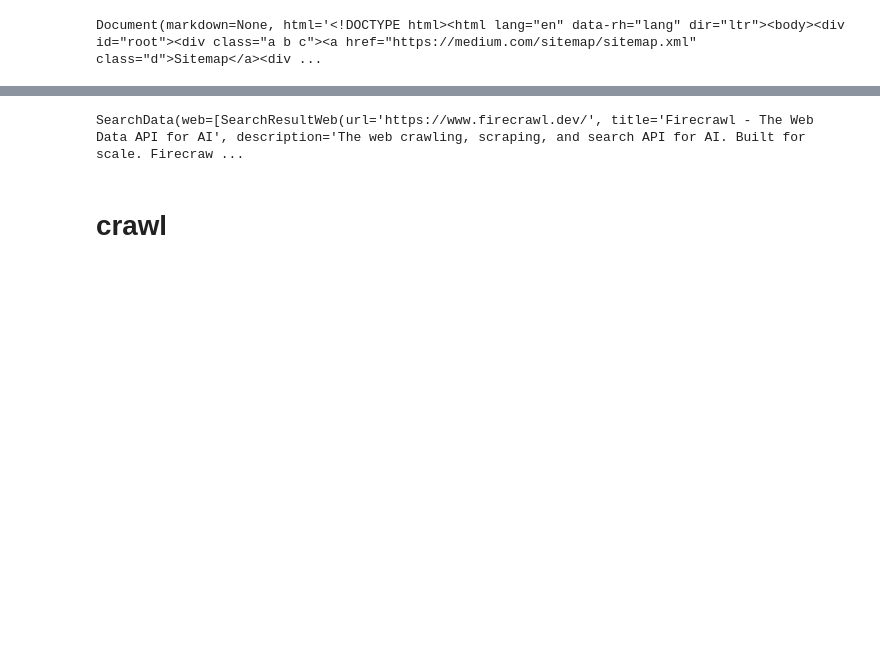
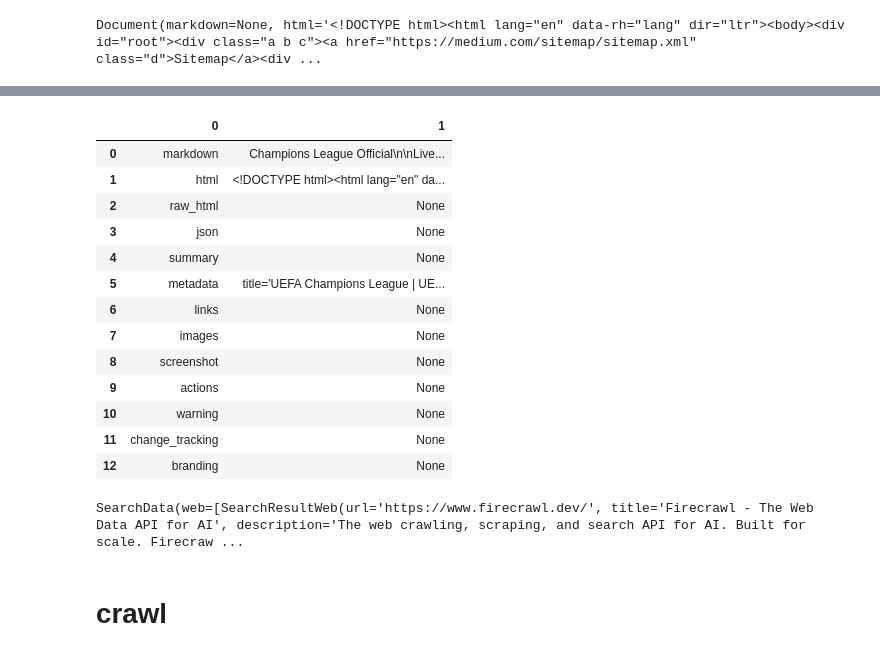
Before and after one commit to fahim-506/Webscraper, a Jupyter notebook: firecrawl/medium/test.ipynb, the cells around one changed output, grey strips where cells are left out. Cells and saved outputs as stored; diff of their text form; code cells hidden in the pictures; blank space fills up the shorter version.

Commit message:
scraping data to markdown and html format

```diff
--- a/firecrawl/medium/test.ipynb
+++ b/firecrawl/medium/test.ipynb
@@ -143,4 +143,6 @@ Document(markdown=None, html='<!DOCTYPE html><html lang="en" data-rh="lang" dir=
 # Scrape a website in html format:
 doc = app.scrape("https://www.uefa.com/uefachampionsleague/", formats=["markdown", "html"])
 display(HTML(doc.html))
+df= pd.DataFrame(doc)
+df
 # %% [output]
@@ -148,3 +149,17 @@ display(HTML(doc.html))
+|  | 0 | 1 |
+| 0 | markdown | Champions League Official\n\nLive... |
+| 1 | html | <!DOCTYPE html><html lang="en" da... |
+| 2 | raw_html | None |
+| 3 | json | None |
+| 4 | summary | None |
+| 5 | metadata | title='UEFA Champions League | UE... |
+| 6 | links | None |
+| 7 | images | None |
+| 8 | screenshot | None |
+| 9 | actions | None |
+| 10 | warning | None |
+| 11 | change_tracking | None |
+| 12 | branding | None |
 # %%
 # Search
 
```
Also changed, not shown: parts of 1 cell of this notebook, 4 other files.
